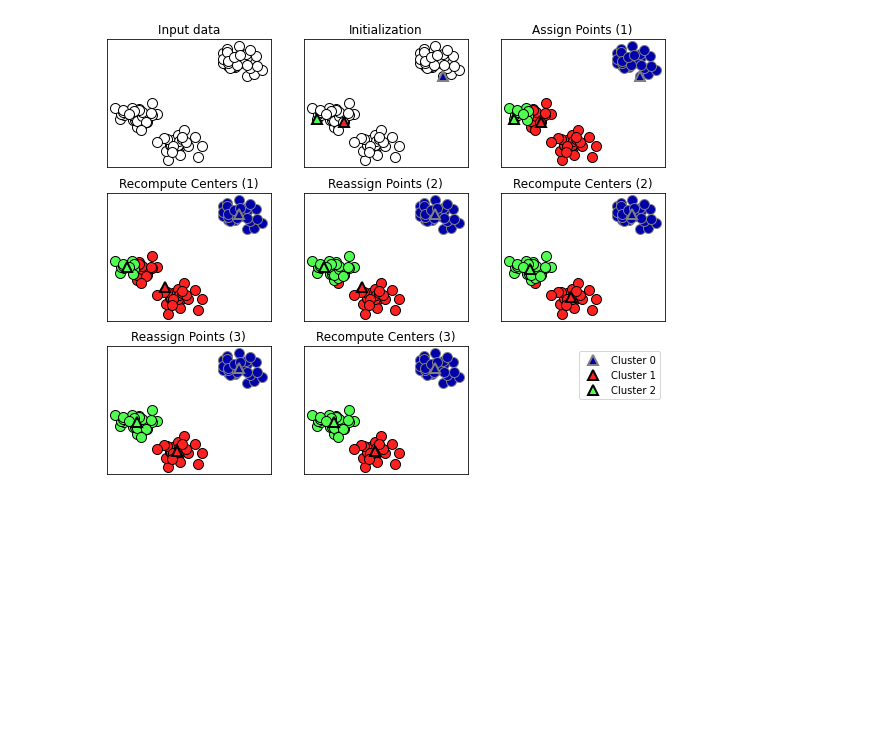
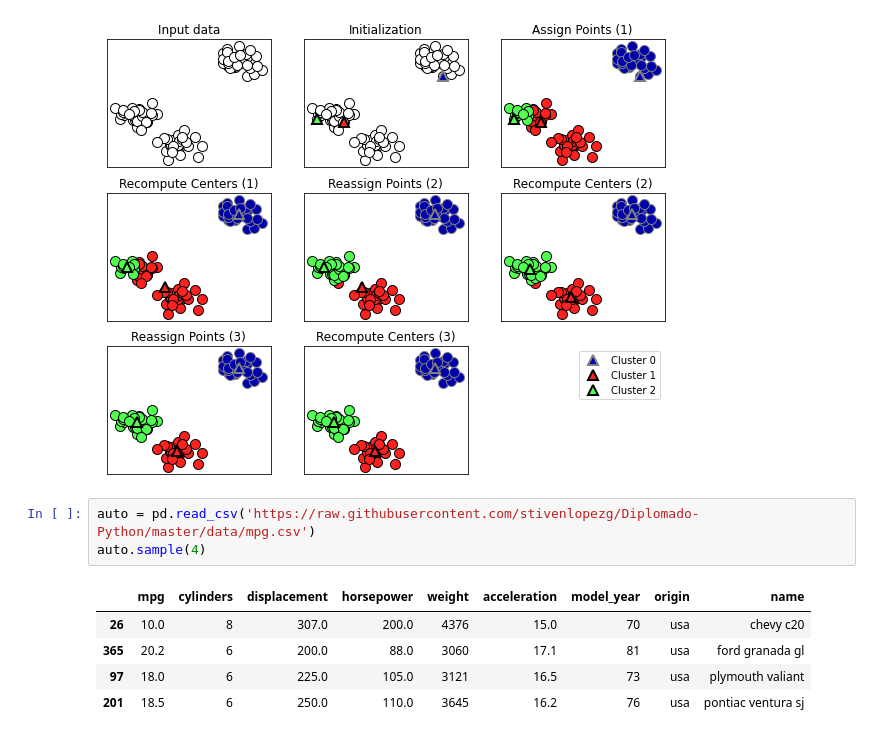
Before and after one commit to stivenlopezg/class-acamica, a Jupyter notebook: notebooks/k_means.ipynb, the cells around one changed output. Cells and saved outputs as stored; diff of their text form; blank space fills up the shorter version.

```diff
--- a/notebooks/k_means.ipynb
+++ b/notebooks/k_means.ipynb
@@ -46,3 +46,12 @@ from sklearn.preprocessing import StandardScaler
 mglearn.plots.plot_kmeans_algorithm()
 # %% [output]
 [figure]
+# %%
+auto = pd.read_csv('https://raw.githubusercontent.com/stivenlopezg/Diplomado-Python/master/data/mpg.csv')
+auto.sample(4)
+# %% [output]
+|  | mpg | cylinders | displacement | horsepower | weight | acceleration | model_year | origin | name |
+| 26 | 10.0 | 8 | 307.0 | 200.0 | 4376 | 15.0 | 70 | usa | chevy c20 |
+| 365 | 20.2 | 6 | 200.0 | 88.0 | 3060 | 17.1 | 81 | usa | ford granada gl |
+| 97 | 18.0 | 6 | 225.0 | 105.0 | 3121 | 16.5 | 73 | usa | plymouth valiant |
+| 201 | 18.5 | 6 | 250.0 | 110.0 | 3645 | 16.2 | 76 | usa | pontiac ventura sj |
```
